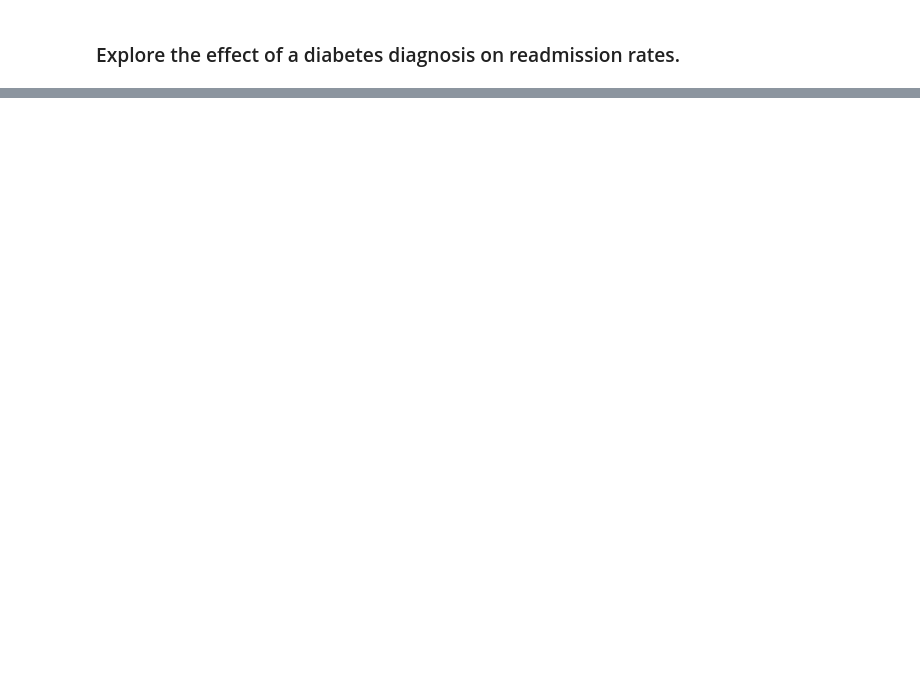
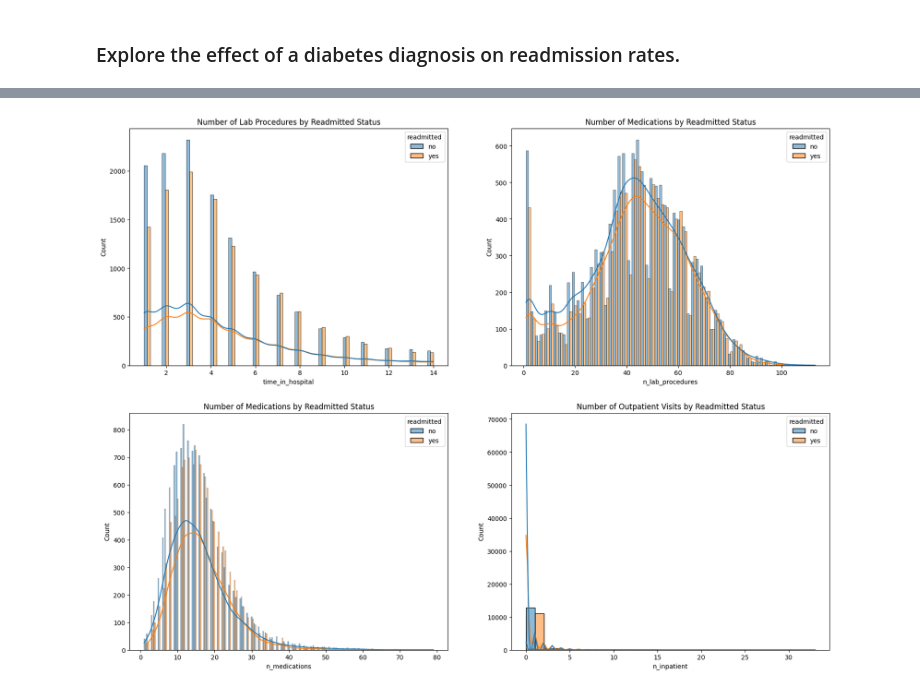
Before and after one commit to prabinpanta0/Patient-Readmission-Prediction, a Jupyter notebook: GHM.ipynb, the cells around one changed output, grey strips where cells are left out. Saved outputs shown, nothing was run; the diff lists cells and outputs as text; code cells hidden in the pictures; blank space fills up the shorter version.

```diff
--- a/GHM.ipynb
+++ b/GHM.ipynb
@@ -381,0 +544,29 @@ plt.show()
+# %%
+#plotting a grap showing the distribution of numerical columns by their readmitted status
+# Create a figure and axis
+fig, ax = plt.subplots(2, 2, figsize=(20, 15))
+
+# Plot the distribution of 'time_in_hospital' by 'readmitted' status
+sns.histplot(df, x='time_in_hospital', hue='readmitted', multiple='dodge',kde=True, ax=ax[0, 0])
+ax[0, 0].set_title('Number of Lab Procedures by Readmitted Status')
+
+# Plot the distribution of 'n_lab_procedures' by 'readmitted' status
+sns.histplot(df, x='n_lab_procedures', hue='readmitted', multiple='dodge',kde=True, ax=ax[0, 1])
+ax[0, 1].set_title('Number of Medications by Readmitted Status')
+
+# Plot the distribution of 'n_medications' by 'readmitted' status
+sns.histplot(df, x='n_medications', hue='readmitted', multiple='dodge',kde=True, ax=ax[1, 0])
+ax[1, 0].set_title('Number of Medications by Readmitted Status')
+
+# Plot the distribution of 'n_inpatient' by 'readmitted' status
+sns.histplot(df, x='n_inpatient', hue='readmitted', multiple='dodge',kde=True, ax=ax[1, 1])
+ax[1, 1].set_title('Number of Inpatient Visits by Readmitted Status')
+
+# plot the distribution of 'n_outpatient' by 'readmitted' status
+sns.histplot(df, x='n_outpatient', hue='readmitted', multiple='dodge',kde=True, ax=ax[1, 1])
+ax[1, 1].set_title('Number of Outpatient Visits by Readmitted Status')
+
+# Show the plots
+plt.show()
+# %% [output]
+[figure, added]
```
Also changed, not shown: parts of 24 cells of this notebook.
